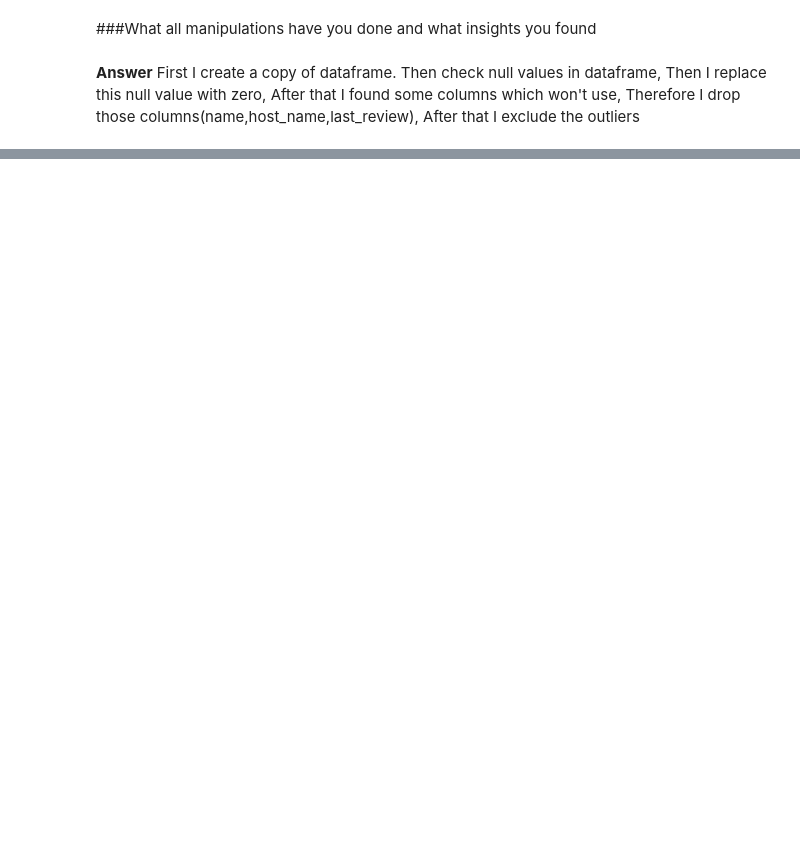
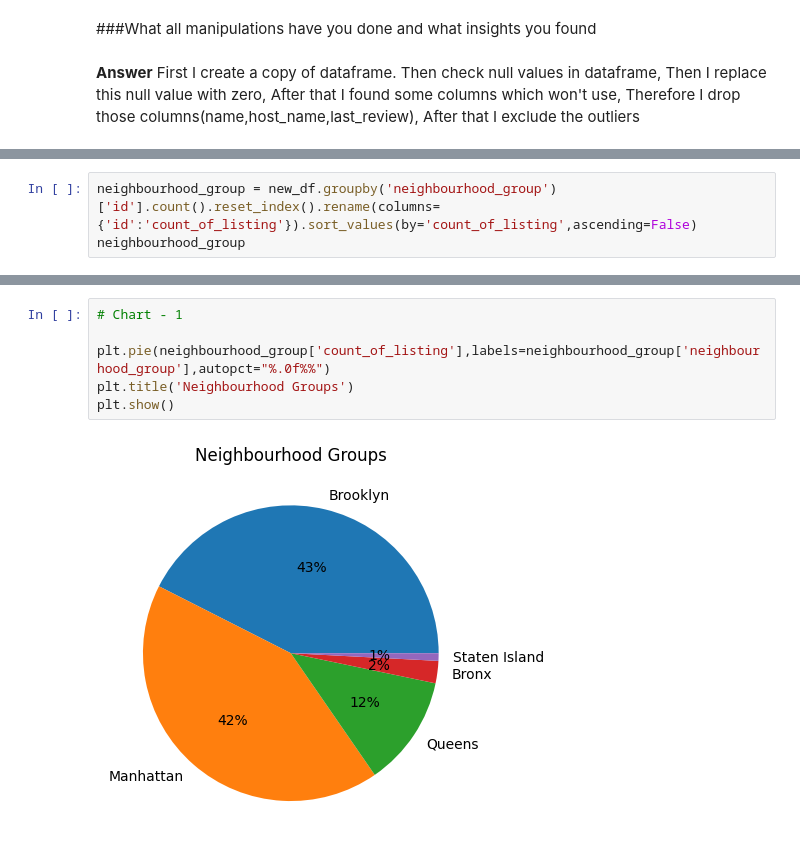
Before and after one commit to David-Kumawat/Capstone_Project-AirBnb_Bookings_Analysis, a Jupyter notebook: Capstone_EDA_Project_AirBnb_Bookings_Analysis.ipynb, the cells around one changed output, grey strips where cells are left out. Drawn from its saved outputs; the diff is of its cells as text; blank space fills up the shorter version.

```diff
--- a/Capstone_EDA_Project_AirBnb_Bookings_Analysis.ipynb
+++ b/Capstone_EDA_Project_AirBnb_Bookings_Analysis.ipynb
@@ -328,0 +360,3 @@ new_df.describe()
+# %%
+neighbourhood_group = new_df.groupby('neighbourhood_group')['id'].count().reset_index().rename(columns={'id':'count_of_listing'}).sort_values(by='count_of_listing',ascending=False)
+neighbourhood_group
@@ -328,0 +370,8 @@ new_df.describe()
+# %%
+# Chart - 1
+
+plt.pie(neighbourhood_group['count_of_listing'],labels=neighbourhood_group['neighbourhood_group'],autopct="%.0f%%")
+plt.title('Neighbourhood Groups')
+plt.show()
+# %% [output]
+[figure, added]
```
Also changed, not shown: parts of 36 cells of this notebook.
